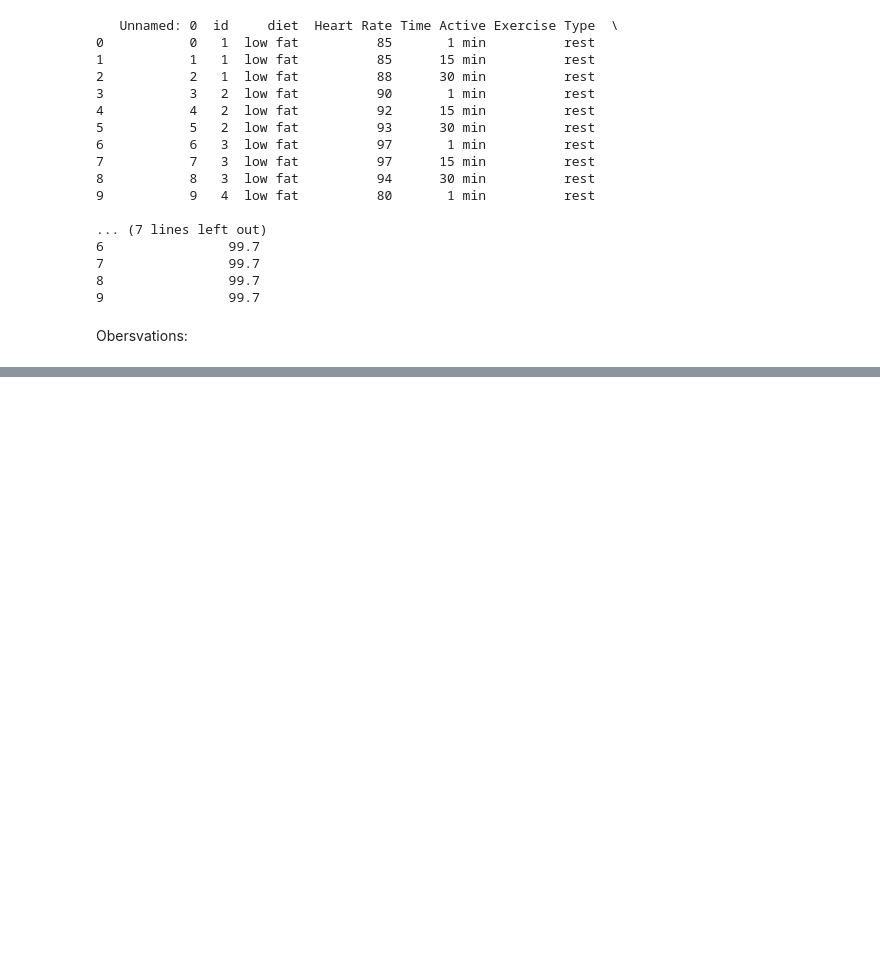
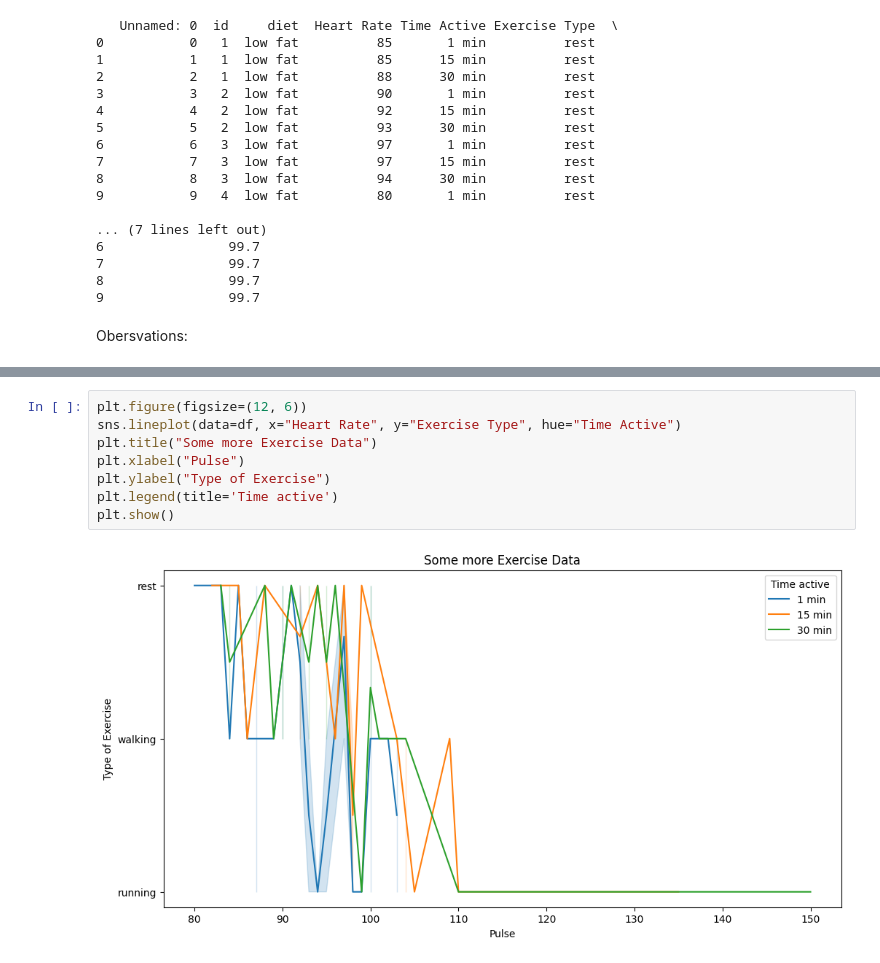
Before and after one commit to mindy0cruz/datafun-06-eda, a Jupyter notebook: mindycruz_eda.ipynb, the cells around one changed output, grey strips where cells are left out. Saved outputs shown, nothing was run; the diff lists cells and outputs as text; blank space fills up the shorter version.

```diff
--- a/mindycruz_eda.ipynb
+++ b/mindycruz_eda.ipynb
@@ -132,0 +147,10 @@ Obersvations:
+# %%
+plt.figure(figsize=(12, 6))
+sns.lineplot(data=df, x="Heart Rate", y="Exercise Type", hue="Time Active")
+plt.title("Some more Exercise Data")
+plt.xlabel("Pulse")
+plt.ylabel("Type of Exercise")
+plt.legend(title='Time active')
+plt.show()
+# %% [output]
+[figure, added]
```
Also changed, not shown: parts of 9 cells of this notebook.
